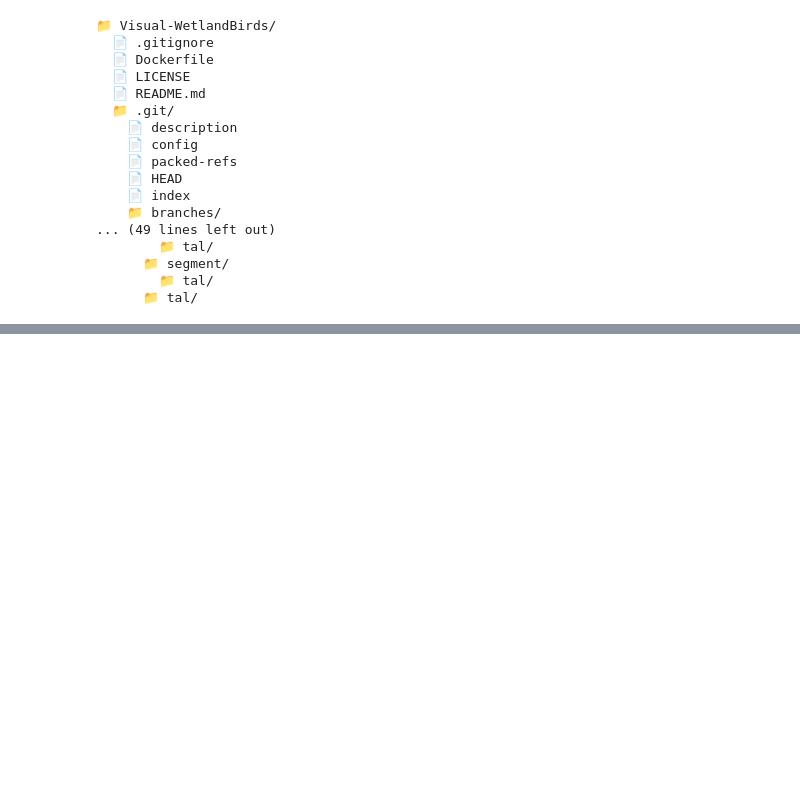
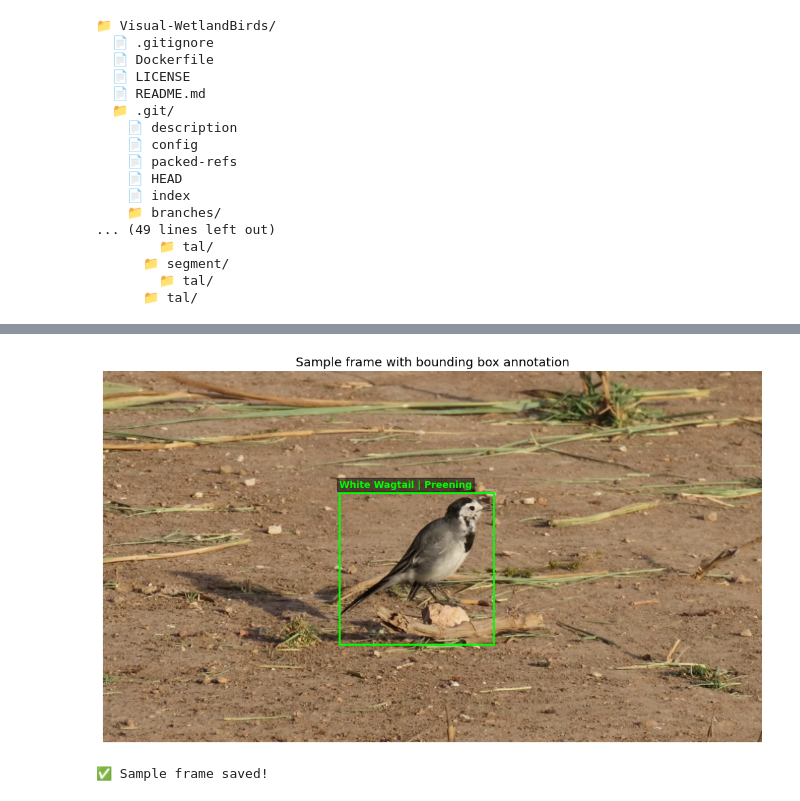
Before and after one commit to Rima-fathallah/bird-behavior-ai, a Jupyter notebook: 01_data_exploration.ipynb, the cells around one changed output, grey strips where cells are left out. Saved outputs shown, nothing was run; the diff lists cells and outputs as text; code cells hidden in the pictures; blank space fills up the shorter version.

```diff
--- a/01_data_exploration.ipynb
+++ b/01_data_exploration.ipynb
@@ -54,0 +110,7 @@ for root, dirs, files in os.walk(dataset_path):
+# %%
+readme_path = '/content/drive/MyDrive/wetlandbirds/Visual-WetlandBirds/README.md'
+
+with open(readme_path, 'r') as f:
+    content = f.read()
+
+print(content)
@@ -54,0 +495,49 @@ for root, dirs, files in os.walk(dataset_path):
+# %%
+import cv2
+import ast
+import matplotlib.pyplot as plt
+import matplotlib.patches as patches
+import numpy as np
+
+base = '/content/drive/MyDrive/wetlandbirds/dataset'
+bbox = pd.read_csv(f'{base}/bounding_boxes.csv', sep=';')
+
+video_path = f'{base}/videos/001-white_wagtail.mp4'
+cap = cv2.VideoCapture(video_path)
+
+# Read frame 50
+cap.set(cv2.CAP_PROP_POS_FRAMES, 50)
+ret, frame = cap.read()
+cap.release()
+
+frame_rgb = cv2.cvtColor(frame, cv2.COLOR_BGR2RGB)
+
+# Get bounding box for this frame
+row = bbox[(bbox['video_name'] == '001-white_wagtail') & (bbox['frame'] == 50)].iloc[0]
+boxes = ast.literal_eval(row['bounding_boxes'])
+
+fig, ax = plt.subplots(1, figsize=(10, 6))
+ax.imshow(frame_rgb)
+
+behavior_map = {0:'Feeding',1:'Preening',2:'Swimming',3:'Walking',4:'Alert',5:'Flying',6:'Resting'}
+
+for box in boxes:
+    x1, y1, x2, y2, behavior_id, bird_id = box
+    w, h = x2 - x1, y2 - y1
+    rect = patches.Rectangle((x1, y1), w, h,
+                               linewidth=2, edgecolor='lime', facecolor='none')
+    ax.add_patch(rect)
+    label = f"White Wagtail | {behavior_map[int(behavior_id)]}"
+    ax.text(x1, y1 - 8, label, color='lime',
+            fontsize=10, fontweight='bold',
+            bbox=dict(facecolor='black', alpha=0.5, pad=2))
+
+ax.set_title('Sample frame with bounding box annotation', fontsize=13)
+ax.axis('off')
+plt.tight_layout()
+plt.savefig('/content/drive/MyDrive/wetlandbirds/sample_frame.png', dpi=150)
+plt.show()
+print("✅ Sample frame saved!")
+# %% [output]
+[figure, added]
+✅ Sample frame saved!
```
Also changed, not shown: parts of 13 cells of this notebook.
